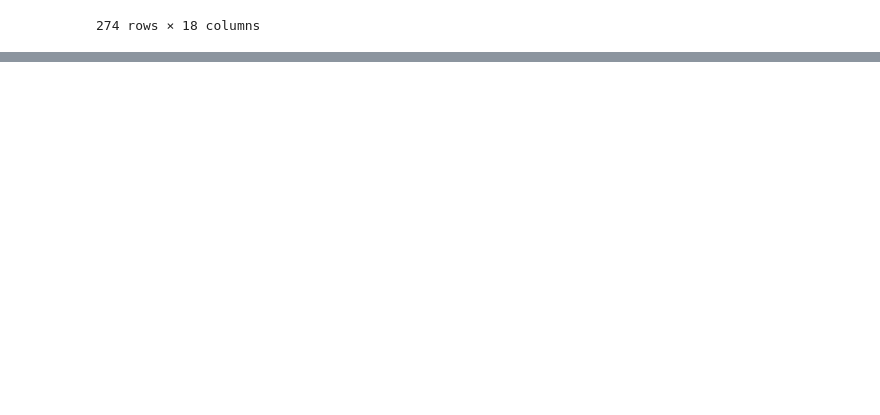
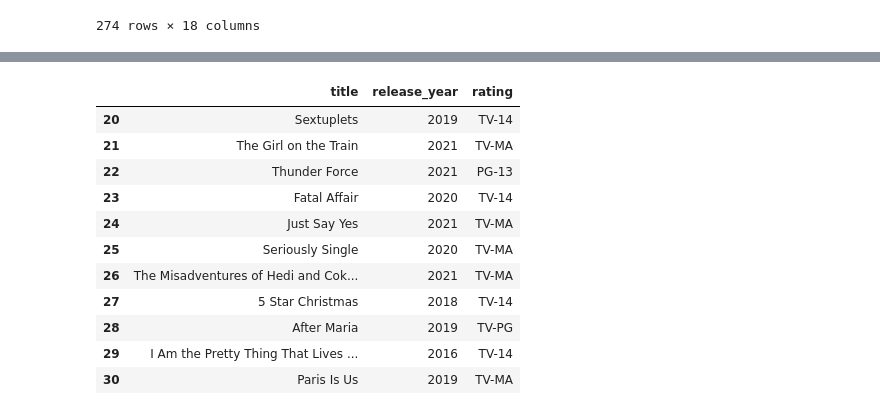
Before and after one commit to ngcarvajall/modulo2_pandas, a Jupyter notebook: laboratorio-modulo2-leccion02-eda-union.ipynb, the cells around one changed output, grey strips where cells are left out. Drawn from its saved outputs; the diff is of its cells as text; code cells hidden in the pictures; blank space fills up the shorter version.

```diff
--- a/laboratorio-modulo2-leccion02-eda-union.ipynb
+++ b/laboratorio-modulo2-leccion02-eda-union.ipynb
@@ -694,0 +823,15 @@ netflix_mergeo.loc[mask1,['title', 'duration']]
+# %%
+netflix_mergeo.iloc[20:31, [8,13,14]]
+# %% [output]
+|  | title | release_year | rating |
+| 20 | Sextuplets | 2019 | TV-14 |
+| 21 | The Girl on the Train | 2021 | TV-MA |
+| 22 | Thunder Force | 2021 | PG-13 |
+| 23 | Fatal Affair | 2020 | TV-14 |
+| 24 | Just Say Yes | 2021 | TV-MA |
+| 25 | Seriously Single | 2020 | TV-MA |
+| 26 | The Misadventures of Hedi and Cok... | 2021 | TV-MA |
+| 27 | 5 Star Christmas | 2018 | TV-14 |
+| 28 | After Maria | 2019 | TV-PG |
+| 29 | I Am the Pretty Thing That Lives ... | 2016 | TV-14 |
+| 30 | Paris Is Us | 2019 | TV-MA |
```
Also changed, not shown: parts of 12 cells of this notebook.
